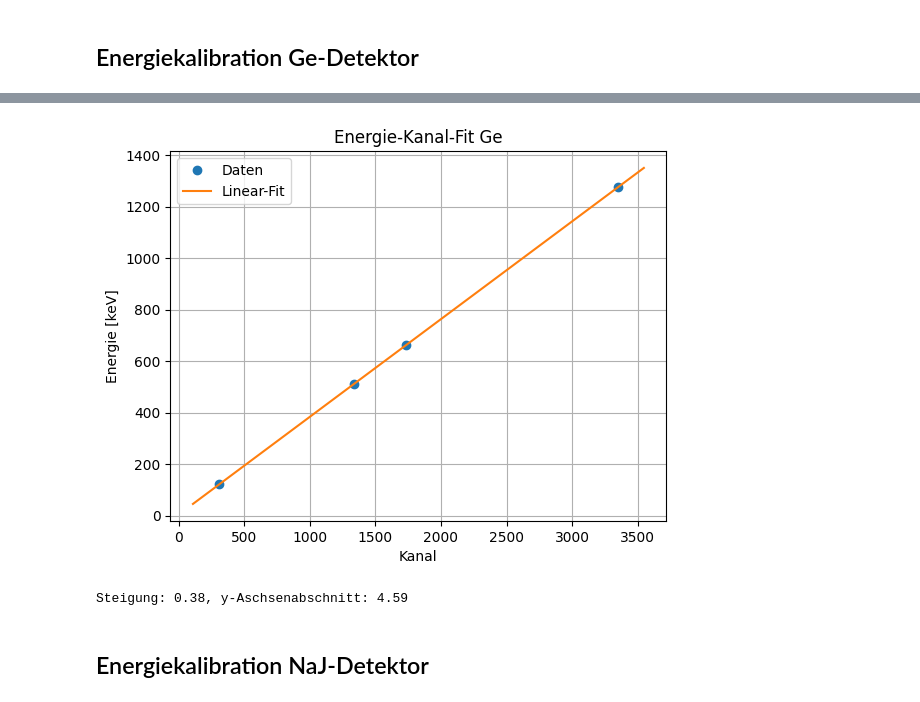
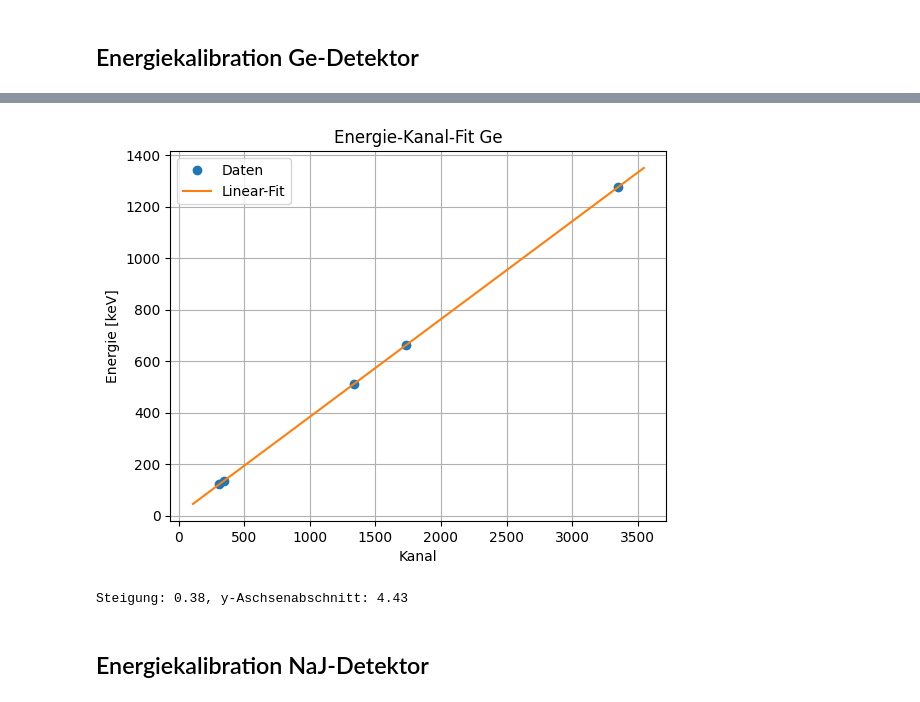
Before and after one commit to caesar2003/P4-Gamma-Coincidence-Spectroscopy, a Jupyter notebook: auswertung.ipynb, the cells around one changed output, grey strips where cells are left out. Cells and saved outputs as stored; diff of their text form; code cells hidden in the pictures.

```diff
--- a/auswertung.ipynb
+++ b/auswertung.ipynb
@@ -20,11 +20,11 @@ Na_22_co = np.genfromtxt("data/Na22 Coincidence/coincidences.csv", skip_header=T
 Na22_Ge_spec = np.load("data/Na22-Ge Spectrum/spectrum_height.npy")
 Na22_NaI_spec = np.load("data/Na22-NaI Spectrum/spectrum_height.npy")
 
-spectras_Ge = [Na22_Ge_spec,Na22_Ge_spec, Cs137_Ge_spec, Co57_Ge_spec]
+spectras_Ge = [Na22_Ge_spec,Na22_Ge_spec, Cs137_Ge_spec, Co57_Ge_spec,Co57_Ge_spec]
 spectras_NaI = [Na22_NaI_spec, Na22_NaI_spec,Cs137_NaI_spec, Co57_NaI_spec]
-probes = ["Na22 (1)","Na22 (2)", "Cs137", "Co57"]
+probes = ["Na22 (1)","Na22 (2)", "Cs137", "Co57 (1)", "Co57 (2)"]
 # %%
-for i, spec in enumerate(spectras_NaI):
+for i, spec in enumerate(spectras_Ge):
     print(spec.shape)
     plt.plot(np.arange(len(spec)), spec)
     plt.title(probes[i])
@@ -56,7 +58,7 @@ plt.show()
 import numpy as np
 import matplotlib.pyplot as plt
 from scipy.optimize import curve_fit
-area = np.array([[1320,1350], [3335,3360], [1720,1745], [300,320]])
+area = np.array([[1320,1350], [3335,3360], [1720,1745], [300,320],[339,357]])
 
 
 
@@ -104,28 +108,28 @@ Amplitude: 3907.93, Mittelwert: 309.21, Sigma: 2.75
 # %%
 #print(mu_arr)
 def Linear(x, m,c):
     return m*x +c
-Elit = [511,1275, 662, 122]
+Elit = [511,1275, 662, 122,136]
 
 parameters, _ = curve_fit(Linear, mu_arr_ge1, Elit)
 
 mg, cg = parameters
 fit_y = Linear(np.linspace(np.min(mu_arr_ge1)-200, np.max(mu_arr_ge1)+200, 1000), mg, cg)
 
 plt.plot(mu_arr_ge1, Elit, 'o', label='Daten')
 plt.plot(np.linspace(np.min(mu_arr_ge1)-200, np.max(mu_arr_ge1)+200, 1000), fit_y, '-', label='Linear-Fit')
 plt.legend()
 plt.xlabel("Kanal")
 plt.ylabel("Energie [keV]")
 plt.grid(True)
 plt.title("Energie-Kanal-Fit Ge")
 plt.savefig(f"include/Ge_calibration")
 plt.show()
 
 print(f"Steigung: {mg:.2f}, y-Aschsenabschnitt: {cg:.2f}")
 # %% [output]
-[figure, old version]
+[figure, new version]
-Steigung: 0.38, y-Aschsenabschnitt: 4.59
+Steigung: 0.38, y-Aschsenabschnitt: 4.43
 # %% [markdown]
 ## Energiekalibration NaJ-Detektor
 # %%
```
Also changed, not shown: parts of 10 cells of this notebook, 14 other files.
